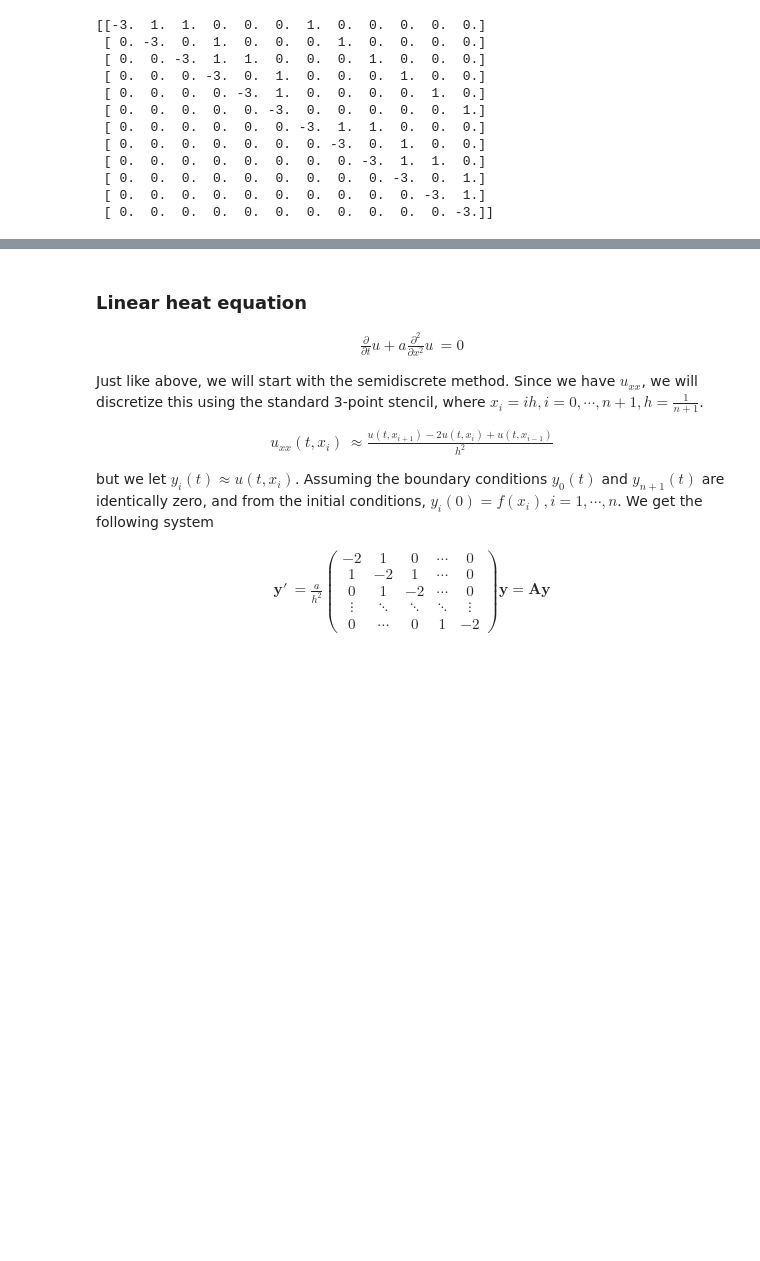
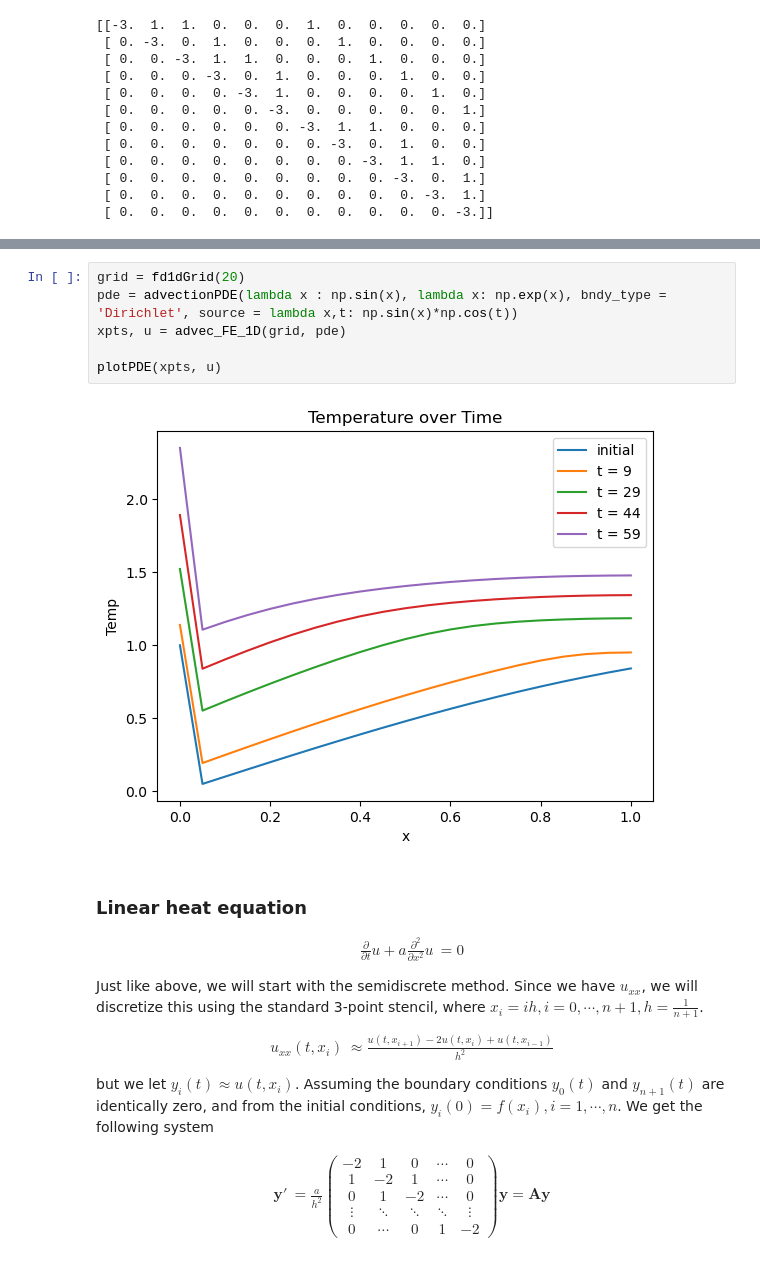
Before and after one commit to mtscott/Spectral-QTT, a Jupyter notebook: FinDiffCart(wk1).ipynb, the cells around one changed output, grey strips where cells are left out. Drawn from its saved outputs; the diff is of its cells as text; blank space fills up the shorter version.

```diff
--- a/FinDiffCart(wk1).ipynb
+++ b/FinDiffCart(wk1).ipynb
@@ -117,3 +407,11 @@ print(A)
+# %%
+grid = fd1dGrid(20)
+pde = advectionPDE(lambda x : np.sin(x), lambda x: np.exp(x), bndy_type = 'Dirichlet', source = lambda x,t: np.sin(x)*np.cos(t))
+xpts, u = advec_FE_1D(grid, pde)
+
+plotPDE(xpts, u)
+# %% [output]
+[figure, added]
 # %% [markdown]
 ### Linear heat equation
 \begin{align}
```
Also changed, not shown: parts of 44 cells of this notebook.
